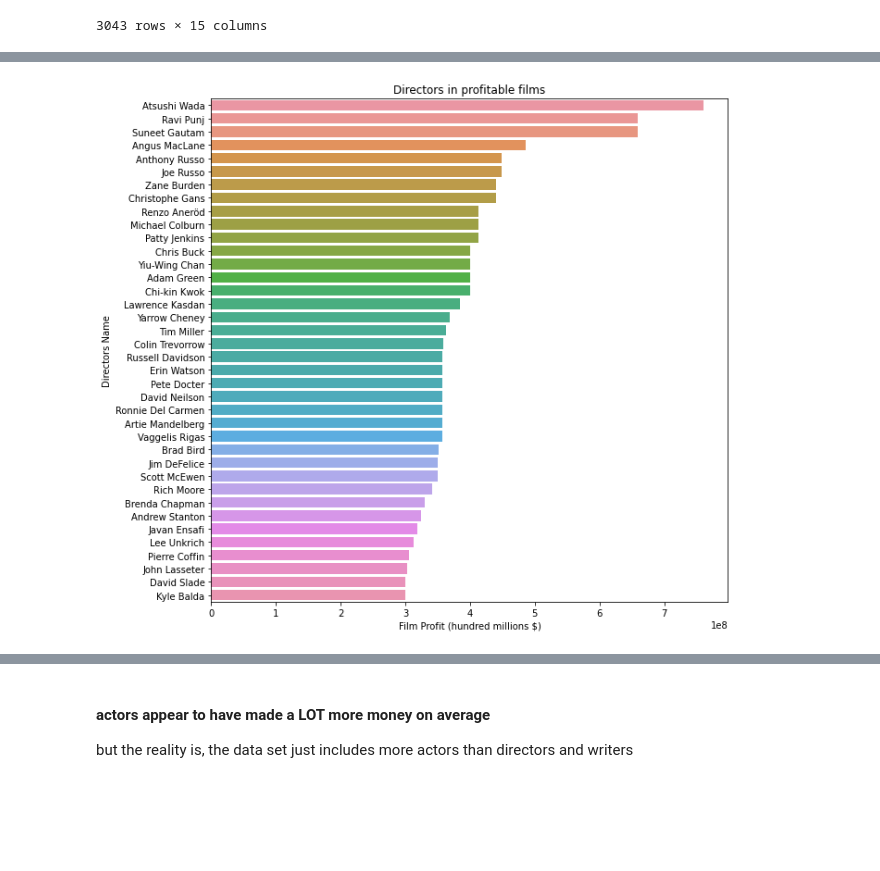
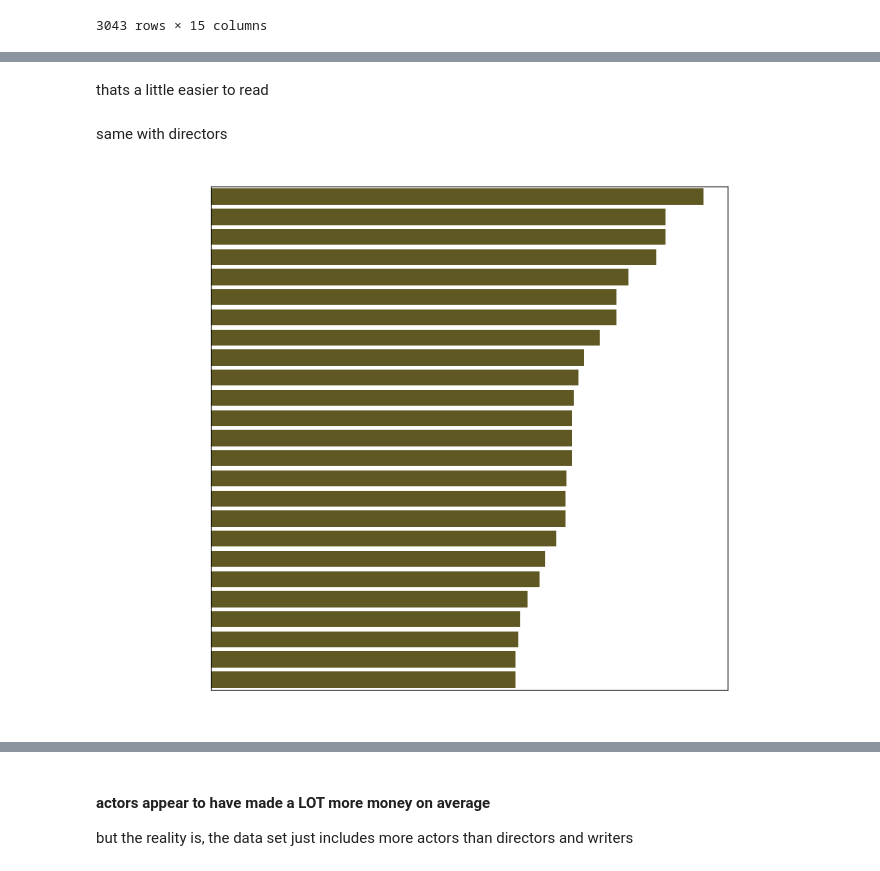
Before and after one commit to yonichanowitz/dsc-phase_one_final, a Jupyter notebook: index.ipynb, the cells around one changed output, grey strips where cells are left out. Cells and saved outputs as stored; diff of their text form; code cells hidden in the pictures; blank space fills up the shorter version.

Commit message:
remade presentation, and fixed data to make better graphs, with white text

```diff
--- a/index.ipynb
+++ b/index.ipynb
@@ -589,12 +634,18 @@ plt.ylabel('Writer Name');
+# %% [markdown]
+thats a little easier to read
+# %% [markdown]
+same with directors
 # %%
-prof_direct = directors.loc[directors['avg_sale_per_person'] > 300000000]
+prof_direct = directors.loc[(directors['avg_sale_per_person'] > 300000000) & (directors['numvotes'] > 1000)]
 
 dir_who_made_it = prof_direct.sort_values('avg_sale_per_person', ascending=False)
 
 plt.figure(figsize=[10, 10])
-sns.barplot(data=dir_who_made_it, x='avg_sale_per_person', y='primary_name')
-plt.title("Directors in profitable films")
-plt.xlabel('Film Profit (hundred millions $)')
-plt.ylabel('Directors Name');
+sns.barplot(data=dir_who_made_it, x='avg_sale_per_person', y='primary_name', color="#695f19")
+plt.tick_params(axis='x', colors='white')
+plt.tick_params(axis='y', colors='white')
+plt.title("Directors in profitable films", color='white')
+plt.xlabel('Film Profit (hundred millions $)', color='white')
+plt.ylabel('Directors Name', color='white');
 # %% [output]
-[figure, old version]
+[figure, new version]
```
Also changed, not shown: parts of 30 cells of this notebook, 2 other files.
